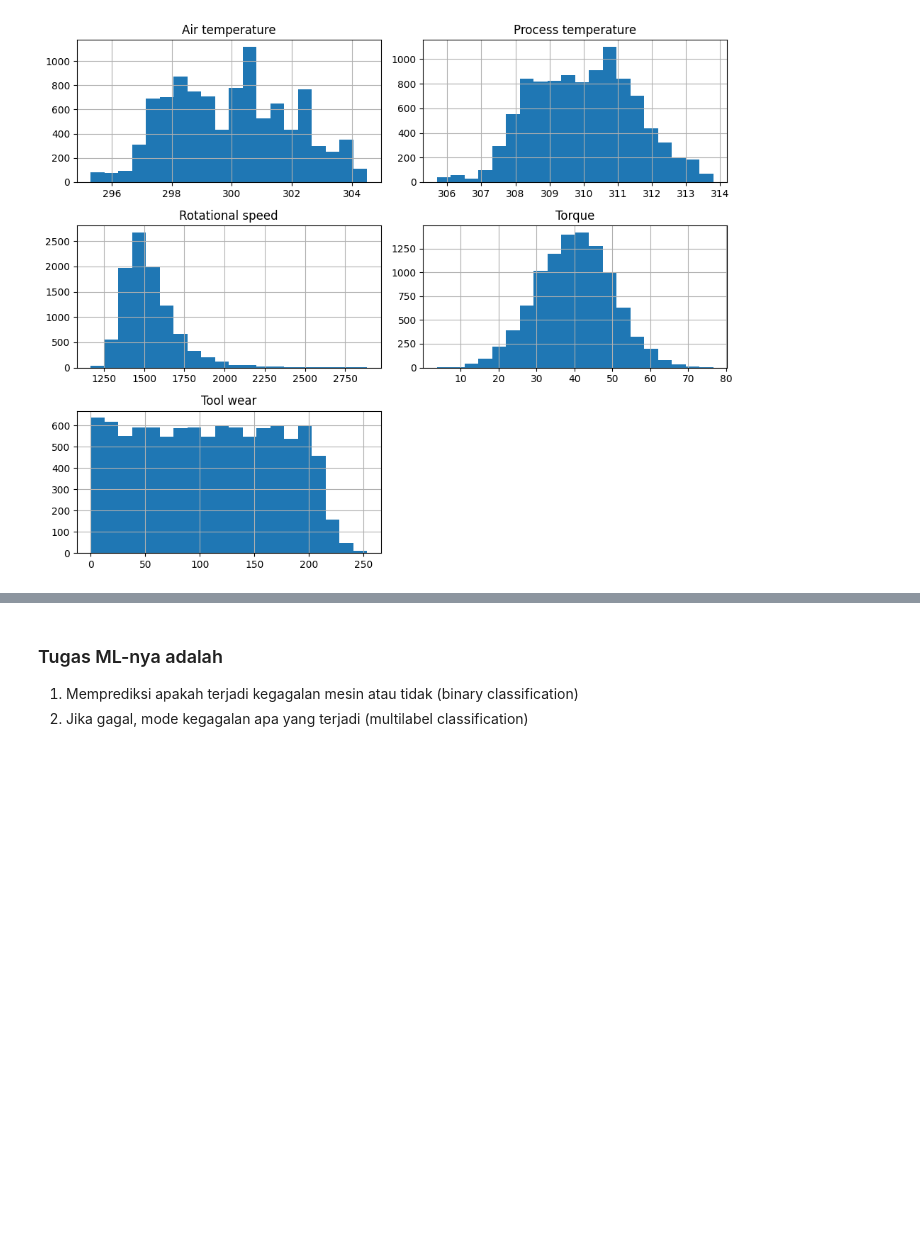
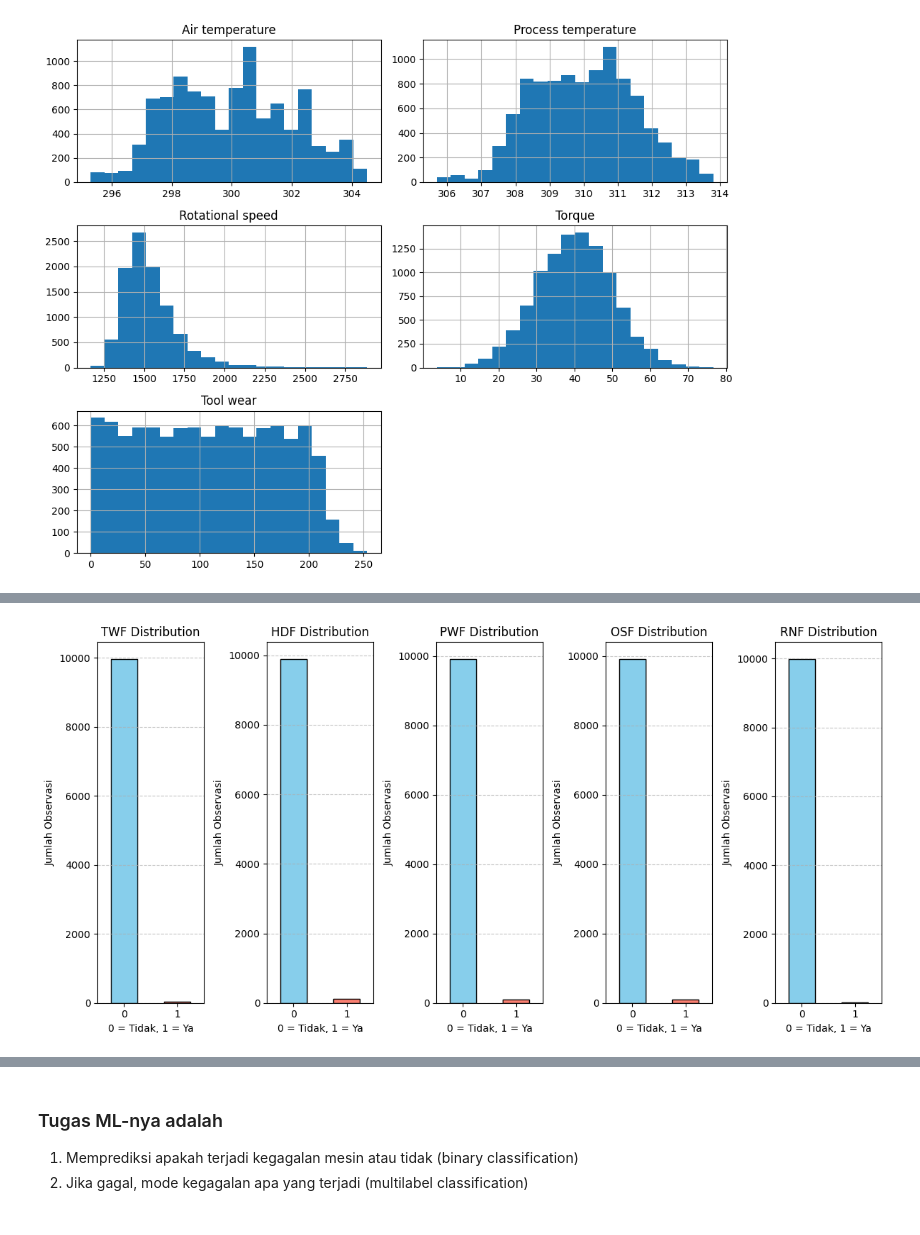
Before and after one commit to MuhammadIqbalBaihaqi/TRILATERAL-FLASH-CYCLE, a Jupyter notebook: coba-coba/darijati.ipynb, the cells around one changed output, grey strips where cells are left out. Saved outputs shown, nothing was run; the diff lists cells and outputs as text; code cells hidden in the pictures; blank space fills up the shorter version.

```diff
--- a/coba-coba/darijati.ipynb
+++ b/coba-coba/darijati.ipynb
@@ -177,0 +241,18 @@ plt.show()
+# %%
+# Membuat plot distribusi untuk masing-masing variabel TWF, HDF, PWF, OSF, RNF
+failure_types = ['TWF', 'HDF', 'PWF', 'OSF', 'RNF']
+
+plt.figure(figsize=(12, 6))
+for i, failure in enumerate(failure_types, 1):
+    plt.subplot(1, 5, i)
+    y[failure].value_counts().plot(kind='bar', color=['skyblue', 'salmon'], edgecolor='black')
+    plt.title(f'{failure} Distribution', fontsize=12)
+    plt.xlabel('0 = Tidak, 1 = Ya', fontsize=10)
+    plt.ylabel('Jumlah Observasi', fontsize=10)
+    plt.xticks(rotation=0)
+    plt.grid(axis='y', linestyle='--', alpha=0.7)
+
+plt.tight_layout()
+plt.show()
+# %% [output]
+[figure, added]
```
Also changed, not shown: parts of 7 cells of this notebook.
